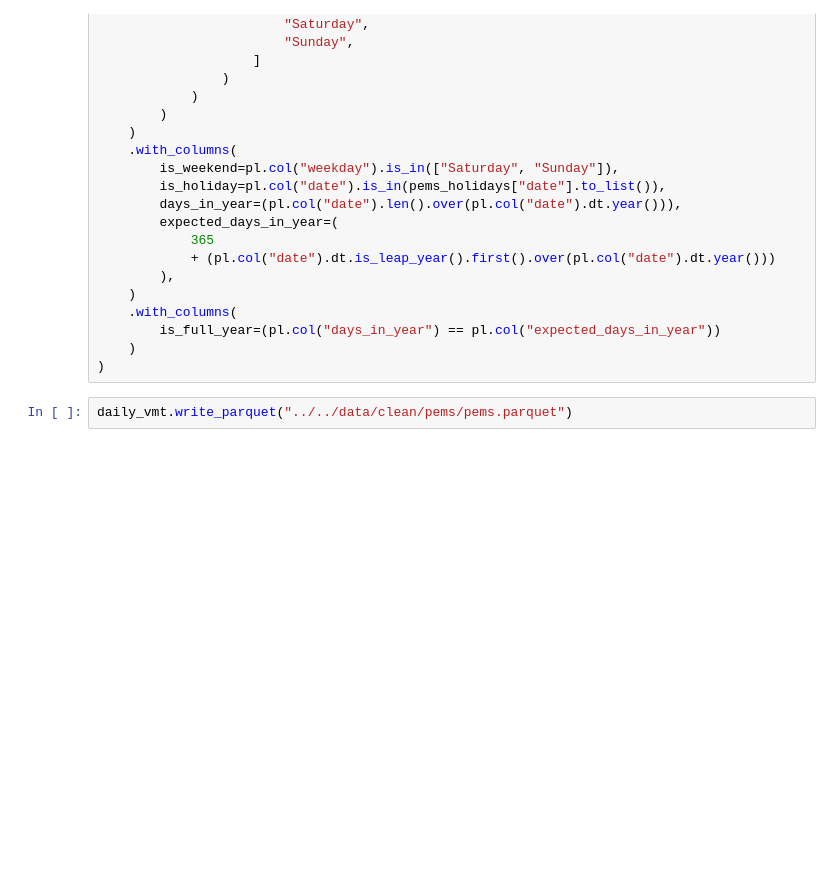
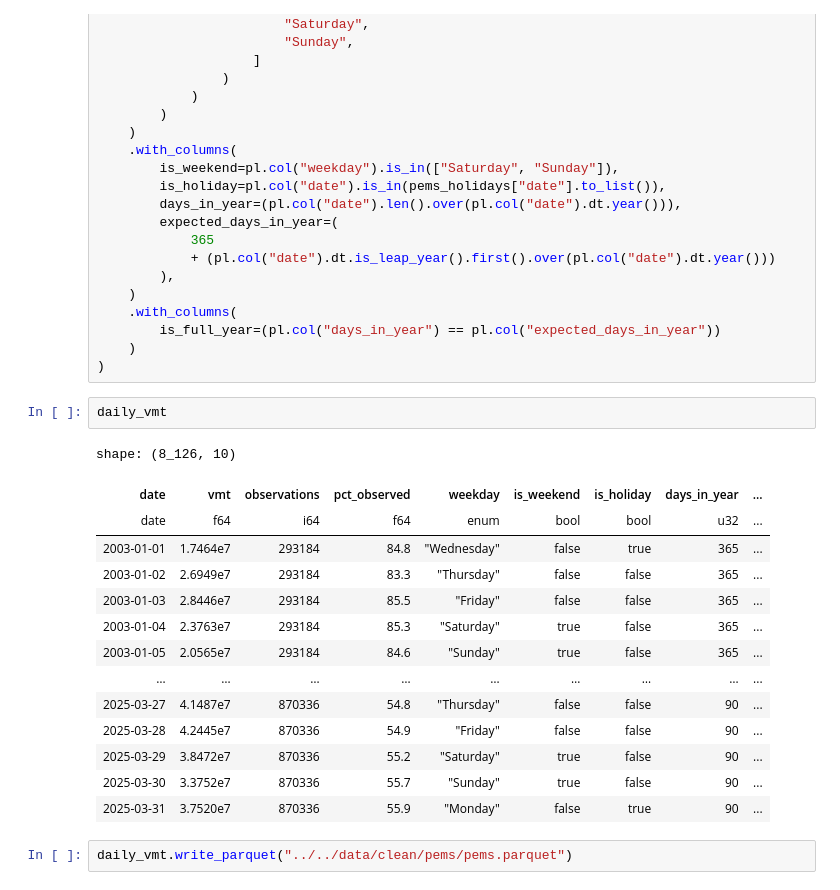
Before and after one commit to SANDAG/ARD-VMT, a Jupyter notebook: pipelines/pems/pems.ipynb, the cells around one changed output. Drawn from its saved outputs; the diff is of its cells as text; blank space fills up the shorter version.

```diff
--- a/pipelines/pems/pems.ipynb
+++ b/pipelines/pems/pems.ipynb
@@ -69,5 +69,22 @@ daily_vmt = (
         is_full_year=(pl.col("days_in_year") == pl.col("expected_days_in_year"))
     )
 )
+# %%
+daily_vmt
+# %% [output]
+shape: (8_126, 10)
+| date | vmt | observations | pct_observed | weekday | is_weekend | is_holiday | days_in_year | ... |
+| date | f64 | i64 | f64 | enum | bool | bool | u32 | ... |
+| 2003-01-01 | 1.7464e7 | 293184 | 84.8 | "Wednesday" | false | true | 365 | ... |
+| 2003-01-02 | 2.6949e7 | 293184 | 83.3 | "Thursday" | false | false | 365 | ... |
+| 2003-01-03 | 2.8446e7 | 293184 | 85.5 | "Friday" | false | false | 365 | ... |
+| 2003-01-04 | 2.3763e7 | 293184 | 85.3 | "Saturday" | true | false | 365 | ... |
+| 2003-01-05 | 2.0565e7 | 293184 | 84.6 | "Sunday" | true | false | 365 | ... |
+| … | … | … | … | … | … | … | … | ... |
+| 2025-03-27 | 4.1487e7 | 870336 | 54.8 | "Thursday" | false | false | 90 | ... |
+| 2025-03-28 | 4.2445e7 | 870336 | 54.9 | "Friday" | false | false | 90 | ... |
+| 2025-03-29 | 3.8472e7 | 870336 | 55.2 | "Saturday" | true | false | 90 | ... |
+| 2025-03-30 | 3.3752e7 | 870336 | 55.7 | "Sunday" | true | false | 90 | ... |
+| 2025-03-31 | 3.7520e7 | 870336 | 55.9 | "Monday" | false | true | 90 | ... |
 # %%
 daily_vmt.write_parquet("../../data/clean/pems/pems.parquet")
```
Also changed, not shown: 20 other files.
